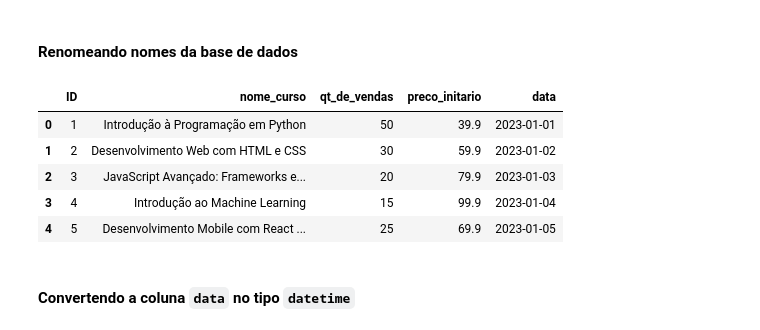
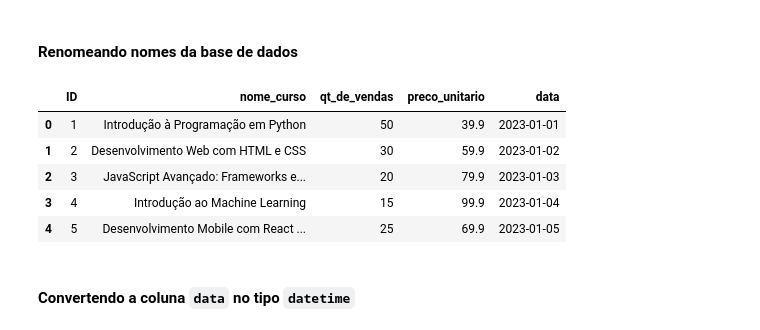
Before and after one commit to Oseiasdfarias/TrilhaDadosJR-JUN15, a Jupyter notebook: notebook/analise_de_dados_vendas_cursos_online.ipynb, the cells around one changed output. Cells and saved outputs as stored; diff of their text form; code cells hidden in the pictures.

```diff
--- a/notebook/analise_de_dados_vendas_cursos_online.ipynb
+++ b/notebook/analise_de_dados_vendas_cursos_online.ipynb
@@ -93,13 +93,13 @@ df_vendas.describe()
 # %%
 df_vendas = df_vendas.rename(columns={
     "Nome do Curso": "nome_curso",
     "Quantidade de Vendas": "qt_de_vendas",
-    "Preço Unitário": "preco_initario",
+    "Preço Unitário": "preco_unitario",
     "Data": "data"})
 
 df_vendas.head()
 # %% [output]
-|  | ID | nome_curso | qt_de_vendas | preco_initario | data |
+|  | ID | nome_curso | qt_de_vendas | preco_unitario | data |
 | 0 | 1 | Introdução à Programação em Python | 50 | 39.9 | 2023-01-01 |
 | 1 | 2 | Desenvolvimento Web com HTML e CSS | 30 | 59.9 | 2023-01-02 |
 | 2 | 3 | JavaScript Avançado: Frameworks e... | 20 | 79.9 | 2023-01-03 |
```
Also changed, not shown: parts of 10 cells of this notebook.
